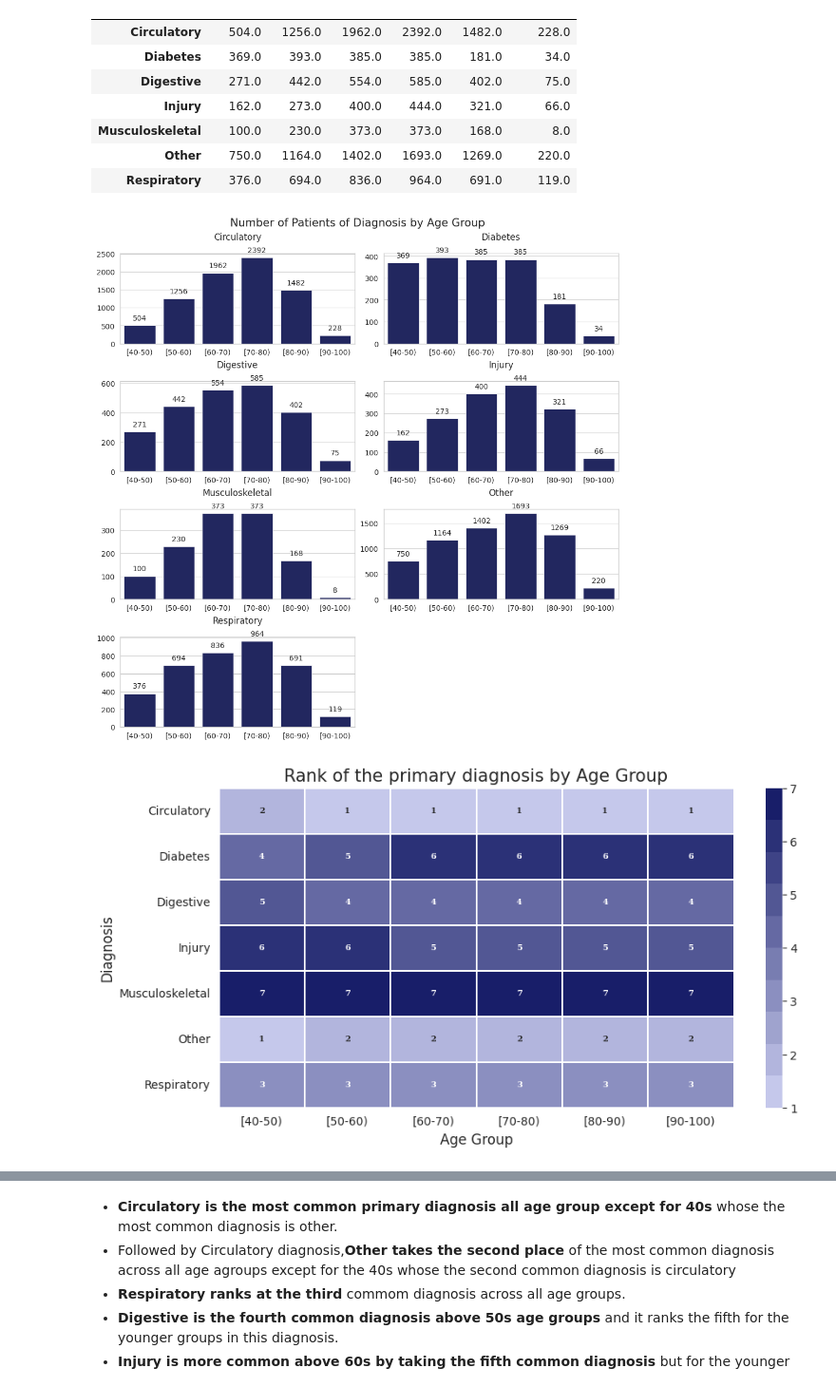
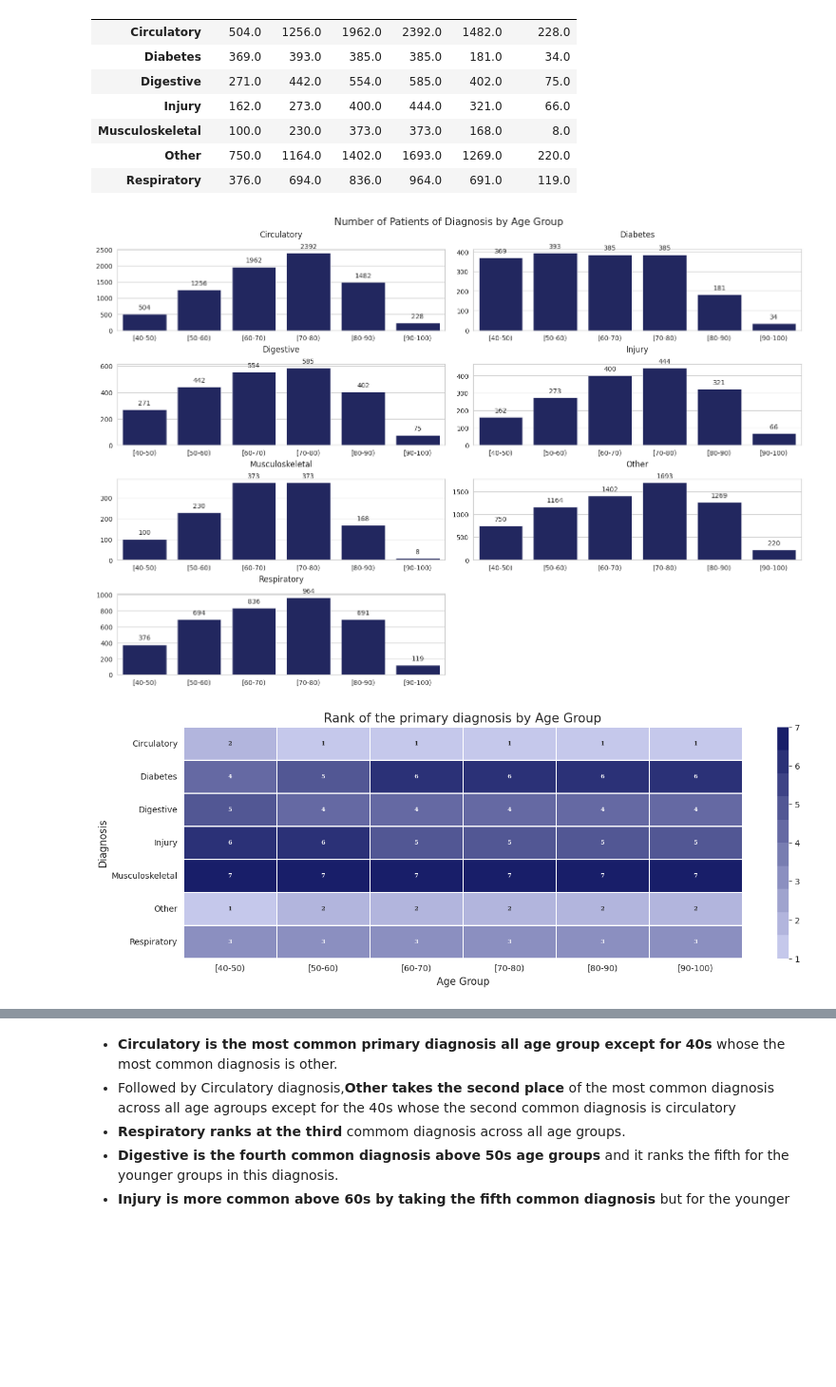
Before and after one commit to sunny0103/DS_project, a Jupyter notebook: Hospital readmission/hospital_readmissions.ipynb, the cells around one changed output, grey strips where cells are left out. Shown at 95% size. Saved outputs shown, nothing was run; the diff lists cells and outputs as text; code cells hidden in the pictures; blank space fills up the shorter version.

```diff
--- a/Hospital readmission/hospital_readmissions.ipynb
+++ b/Hospital readmission/hospital_readmissions.ipynb
@@ -174,30 +181,30 @@ def plot_diagnosis(i, ax):
     ax.set_ylabel('')
     ax.set_title(str(prim_diag_age.iloc[i].name), fontsize = 12, x=0.5, y=1.1)
 # %%
-fig = plt.figure(layout="constrained", figsize=(10, 10))
+fig = plt.figure(layout="constrained", figsize=(15, 10))
 
 ax1 = plt.subplot2grid((4, 2), (0, 0))
 plot_diagnosis(0, ax1)
 ax2= plt.subplot2grid((4, 2), (0, 1))
 plot_diagnosis(1, ax2)
 ax3 = plt.subplot2grid((4, 2), (1, 0))
 plot_diagnosis(2, ax3)
 ax4 = plt.subplot2grid((4, 2), (1, 1))
 plot_diagnosis(3, ax4)
 ax5 = plt.subplot2grid((4, 2), (2, 0))
 plot_diagnosis(4, ax5)
 ax6 = plt.subplot2grid((4, 2), (2, 1))
 plot_diagnosis(5, ax6)
 ax7 = plt.subplot2grid((4, 2), (3, 0), rowspan=2)
 plot_diagnosis(6, ax7)
 
 fig.suptitle('Number of Patients of Diagnosis by Age Group', fontsize=15)
 plt.show()
 # %% [output]
-[figure, old version]
+[figure, new version]
 # %%
 prim_diag_age_rank = prim_diag_age.rank(method='max', ascending=False, axis=0)
-plt.figure(figsize=(10,5))
+plt.figure(figsize=(15,5))
 sns.heatmap(prim_diag_age_rank, cmap=palette, # blue colors
             annot=True, # annotate
             fmt=".0f", # annotation text type d: digit, f:float
@@ -211,7 +218,7 @@ plt.ylabel('Diagnosis')
 plt.title('Rank of the primary diagnosis by Age Group', fontsize=15)
 plt.show()
 # %% [output]
-[figure, old version]
+[figure, new version]
 # %%
 import matplotlib.pyplot as plt
 import seaborn as sns
```
Also changed, not shown: parts of 23 cells of this notebook.
